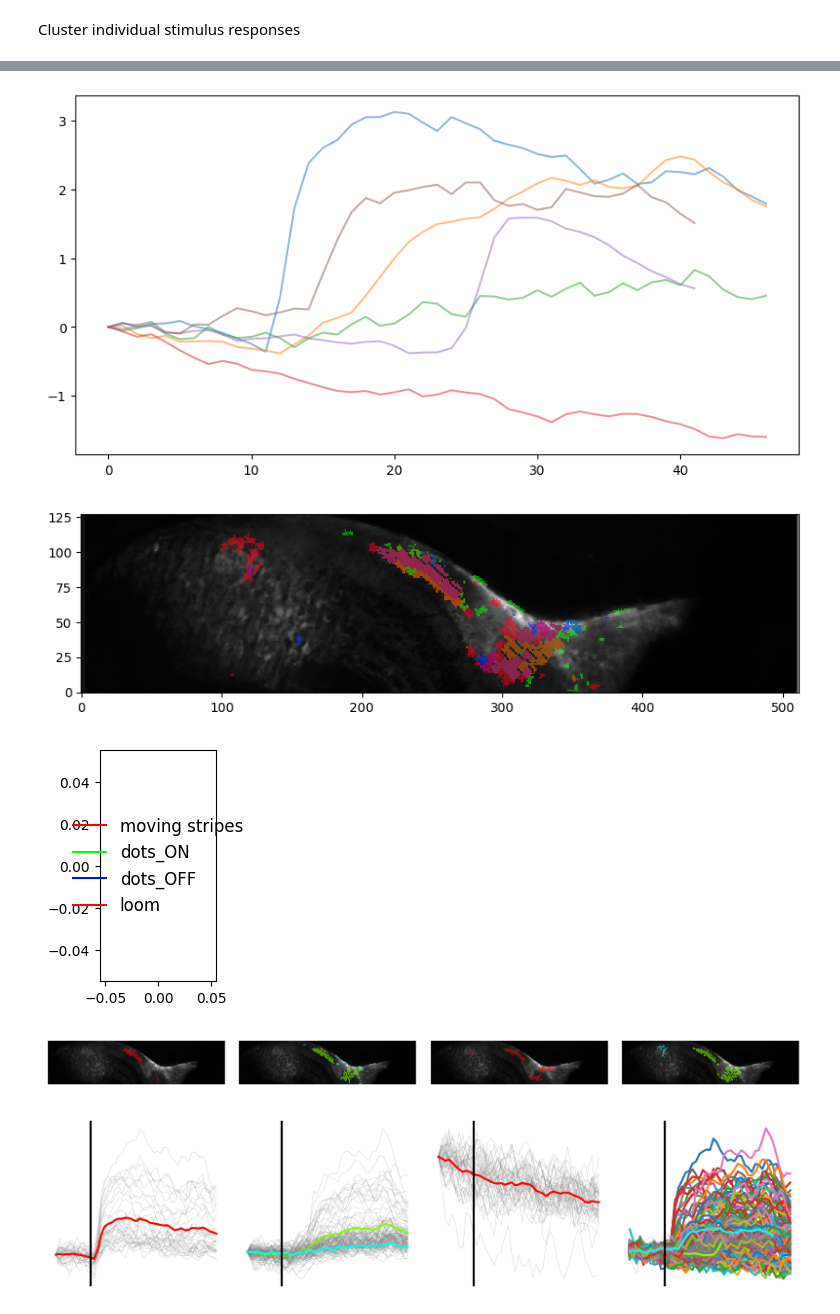
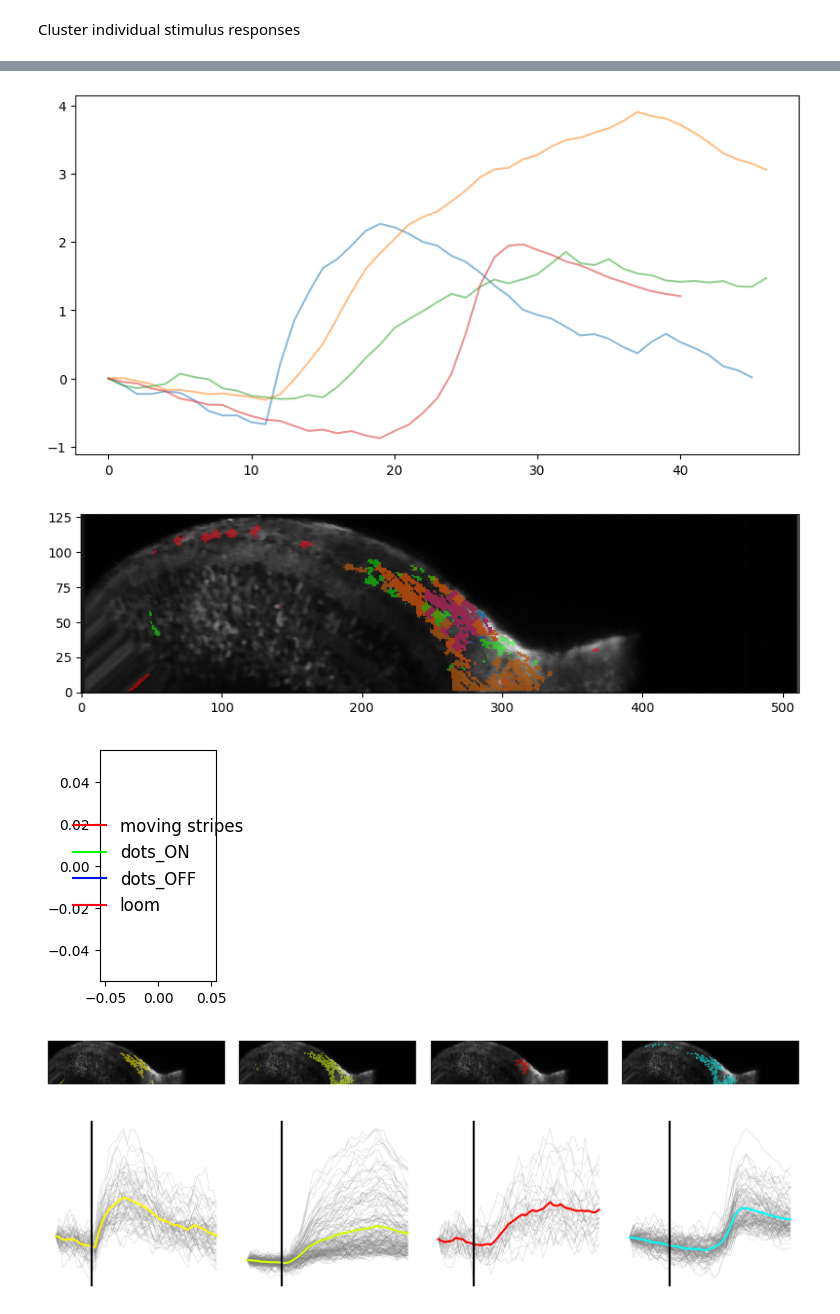
Before and after one commit to simbru/pygor, a Jupyter notebook: ROI_clustering_multiplane.ipynb, the cells around one changed output, grey strips where cells are left out. Cells and saved outputs as stored; diff of their text form; code cells hidden in the pictures.

```diff
--- a/ROI_clustering_multiplane.ipynb
+++ b/ROI_clustering_multiplane.ipynb
@@ -52,8 +52,8 @@ def z_normalize_columns(data):
 data_path = 'D:/Box Sync/Imaging/OT_singleplane/st53/'
 export_path = 'C:/Users/Michael Forsthofer/OneDrive - University of Sussex/BadenLab/2p-imaging/singleplane/St53/'
 # %%
-filename = '2024-10-3_x241003_2_53_4cOTs.h5'
-depth = 266
+filename = '2024-10-4_x241004_1_54_cOTs.h5'
+depth = 350
 ETL_surface = 1500
 ETL_step=1
 start_plane = 1
@@ -123,7 +123,7 @@ included_responses = []
 
 append_idx = 1000
 append_idx_post = 1000
-SD_threshold = 1.4
+SD_threshold = 1.2
 roi_x_border = 400
 downsample_factor = 100
 
@@ -189,7 +189,7 @@ for idx, cur_traces in enumerate(stim_responses):
 from sklearn.metrics import euclidean_distances
 from scipy.cluster.hierarchy import dendrogram, linkage
 from scipy.cluster.hierarchy import fcluster
-cluster_threshold = 35
+cluster_threshold = 45
 
 cluster_allocations = {}
 cluster_traces = {}
@@ -251,13 +251,10 @@ for idx, cur_clust in enumerate(responses_sorted):
 # %%
-a = []
-b = []
 def calc_tracestats(trace, prestim_dur_inds, samplerate_inds, resample_factor):
+        prestim_dur = int(prestim_dur_inds/resample_factor)
         baseline = np.mean(trace[0:prestim_dur])
         trace_corrected = trace-baseline
-        plt.plot(trace_corrected)
         pk_loc = np.argmax(abs(trace_corrected))
         amplitude = trace_corrected[pk_loc]
         area = np.cumsum(trace_corrected)[-1]
-        pk_latency = pk_loc
+        pk_latency = pk_loc*(samplerate_inds/resample_factor)
         return amplitude, area, pk_latency
-[a, b, c] = calc_tracestats(responses_sorted[stim_idx][cur_roi], append_idx, fs, downsample_factor)
@@ -270,6 +261,6 @@ np.int64(26)
 # %%
 min_traces_per_cluster = 6
-correlation_threshold = 0.34
+correlation_threshold = 0.68
 
 roi_indices_export = {}
 roi_depth_export = {}
@@ -281,6 +272,7 @@ roi_xy_export = {}
 roi_centroid_x_export = {}
 roi_centroid_y_export = {}
 roi_plane_export = {}
+roi_cluster_allocation_export = {}
 roi_metadata_export = {'SD_threshold':SD_threshold,
                        'correlation_threshold':correlation_threshold,
                        'min_traces_per_cluster':min_traces_per_cluster,
@@ -329,6 +321,7 @@ for stim_idx, cur_stim in enumerate(stimtypes_relevant):
     cluster_centroid_x_export = []
     cluster_centroid_y_export = []
     cluster_depths_export = []
+    cur_cluster_allocation_export = []
     for idx, cur_cluster in enumerate(cluster_traces[cur_stim]):
 
         #check if cluster has enough traces
@@ -351,6 +344,7 @@ for stim_idx, cur_stim in enumerate(stimtypes_relevant):
         cur_centroid_x = np.array([])
         cur_centroid_y = np.array([])
         cur_plane_depth = np.array([])
+        cur_cluster_allocation = np.array([])
 
         for cur_roi in responding_rois[cur_stim][idx]:
             roi_size =len(np.where(data_object.rois==(cur_roi+1)*-1)[0])
@@ -364,6 +358,7 @@ for stim_idx, cur_stim in enumerate(stimtypes_relevant):
             cur_centroid_x = np.append(cur_centroid_x, np.mean(np.where(data_object.rois==(cur_roi+1)*-1)[1]))
             cur_centroid_y = np.append(cur_centroid_y, np.mean(np.where(data_object.rois==(cur_roi+1)*-1)[0]))
             cur_plane_depth = np.append(cur_plane_depth, calc_roi_plane(cur_centroid_y[-1], data_object.average_stack.shape[0], data_object.n_planes, slices, start_plane))
+            cur_cluster_allocation = np.append(cur_cluster_allocation, idx=1)
         plane_depths_export.append(cur_plane_depth)
         cluster_size_export.append(sizes)
         cluster_amplitude_export.append(amps)
@@ -371,6 +366,7 @@ for stim_idx, cur_stim in enumerate(stimtypes_relevant):
         cluster_latency_export.append(latencies)
         cluster_centroid_x_export.append(cur_centroid_x)
         cluster_centroid_y_export.append(cur_centroid_y)
+        cur_cluster_allocation_export.append(cur_cluster_allocation)
 
         #found_rois = (np.where(cluster_allocations[cur_stim] == idx+1)[0]) * -1
         mask = np.isin(data_object.rois, found_rois)
@@ -420,6 +416,7 @@ for stim_idx, cur_stim in enumerate(stimtypes_relevant):
     roi_plane_export[cur_stim] = plane_depths_export
     ipl_depths[cur_stim] = found_depths
     ipl_depths_area_amplitudecorrected[cur_stim] = found_depths_area_amplitudecorrected
+    roi_cluster_allocation_export[cur_stim] = cur_cluster_allocation_export
 f4.tight_layout()
 f5.tight_layout()
 ax3.legend(loc='center', bbox_to_anchor=(0.5, 0.5), fontsize=12, ncol=1, frameon=False)
@@ -441,10 +444,10 @@ stim not in list
 stim not in list
 skipped loom cluster 3, correlation too low
-[figure, old version]
+[figure, new version]
-[figure, old version]
+[figure, new version]
 [figure]
-[figure, old version]
+[figure, new version]
-[figure, old version]
+[figure, new version]
 # %%
 plt.hist(data_object.average_stack.flatten(), bins=100)
 plt.xlim(54500, 54900)
```
Also changed, not shown: parts of 12 cells of this notebook, 1 other file.
